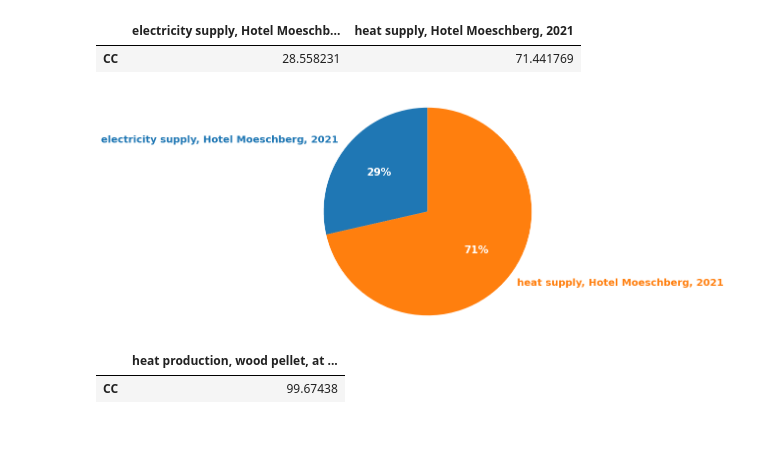
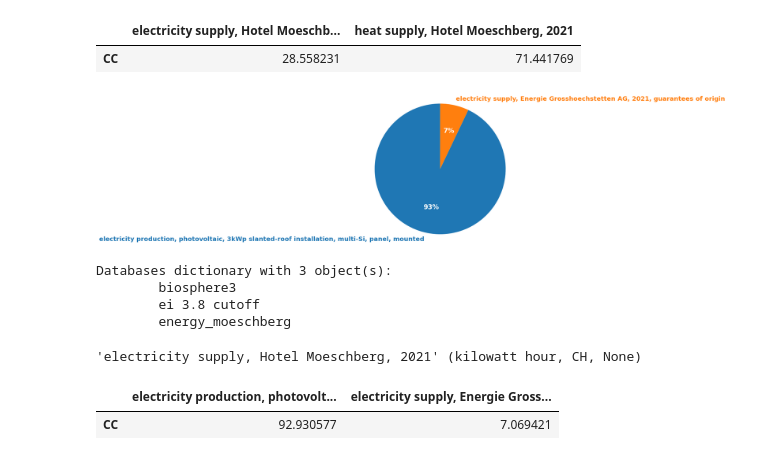
Before and after one commit to tyrael147/moeschpond, a Jupyter notebook: Contribution.ipynb, the cells around one changed output. Drawn from its saved outputs; the diff is of its cells as text; code cells hidden in the pictures.

```diff
--- a/Contribution.ipynb
+++ b/Contribution.ipynb
@@ -92,2 +76,2 @@ Use `list(this object)` to get the complete list.
 # %%
-[m for m in bw.methods if 'EF' in m]
+adp = ('EF v3.0', 'material resources: metals/minerals', 'abiotic depletion potential (ADP): elements (ultimate reserves)')
@@ -251,30 +233,42 @@ res_CC
 # %%
 import matplotlib.pyplot as plt
 
 
 name_CC, share_CC =[], []
-name_CC,share_CC=fraction_scoreLCA(name_CC, share_CC,fu,ipcc,amount=1, level=0, max_level=1,cutoff=.01)
+name_CC,share_CC=fraction_scoreLCA(name_CC, share_CC,elec,adp,amount=1, level=0, max_level=1,cutoff=.01)
 
 res_CC=pd.DataFrame(index=['CC'],columns=name_CC,data=np.array(share_CC)[np.newaxis]).sort_index(axis=1) #newaxis oermet de transformer un vecteur ligne en colonne
 figure,axes=plt.subplots(figsize=(6,6))
 
 patches, texts, pcts =axes.pie(res_CC.T['CC'],autopct='%1.0f%%', labels = res_CC.T.index,startangle = 90,
                                   textprops={'size': 'x-large'})
 for i, patch in enumerate(patches):
     texts[i].set_color(patch.get_facecolor())
 plt.setp(pcts, color='white',weight='bold', fontsize=15)
 plt.setp(texts, fontweight=800)
 plt.axis('equal')
 figure.patch.set_facecolor('white')
 # res_CC.T.plot(kind='pie',ax=axes,subplots=True,autopct='%1.0f%%',startangle = 90,legend=True)
 plt.axis('equal')
 figure.patch.set_facecolor('white')
-plt.savefig('./data/outputs/ContributionPhase.png', dpi=300, bbox_inches='tight')
+plt.savefig('./data/outputs/ContributionPhase_ADP_elec.png', dpi=300, bbox_inches='tight')
 # %% [output]
-[figure, old version]
+[figure, new version]
+# %%
+bw.databases
+# %% [output]
+Databases dictionary with 3 object(s):
+        biosphere3
+        ei 3.8 cutoff
+        energy_moeschberg
+# %%
+elec = [act for act in bw.Database('energy_moeschberg') if 'electricity supply' in act['name']][0]
+elec
+# %% [output]
+'electricity supply, Hotel Moeschberg, 2021' (kilowatt hour, CH, None)
 # %%
 name_CC, share_CC =[], []
-name_CC,share_CC=fraction_scoreLCA(name_CC, share_CC,heat,ipcc,amount=1, level=0, max_level=1,cutoff=.01)
+name_CC,share_CC=fraction_scoreLCA(name_CC, share_CC,elec,adp,amount=1, level=0, max_level=1,cutoff=.01)
 
 res_CC=pd.DataFrame(index=['CC'],columns=name_CC,data=np.array(share_CC)[np.newaxis]).sort_index(axis=1) #newaxis oermet de transformer un vecteur ligne en colonne
 res_CC
@@ -286,5 +280,5 @@ res_CC
 # figure.patch.set_facecolor('white')
 # plt.savefig('./data/outputs/ContributionPhase_heatSupply.png', dpi=300, bbox_inches='tight')
 # %% [output]
-|  | heat production, wood pellet, at ... |
-| CC | 99.67438 |
+|  | electricity production, photovolt... | electricity supply, Energie Gross... |
+| CC | 92.930577 | 7.069421 |
```
Also changed, not shown: parts of 2 cells of this notebook, 3 other files.
